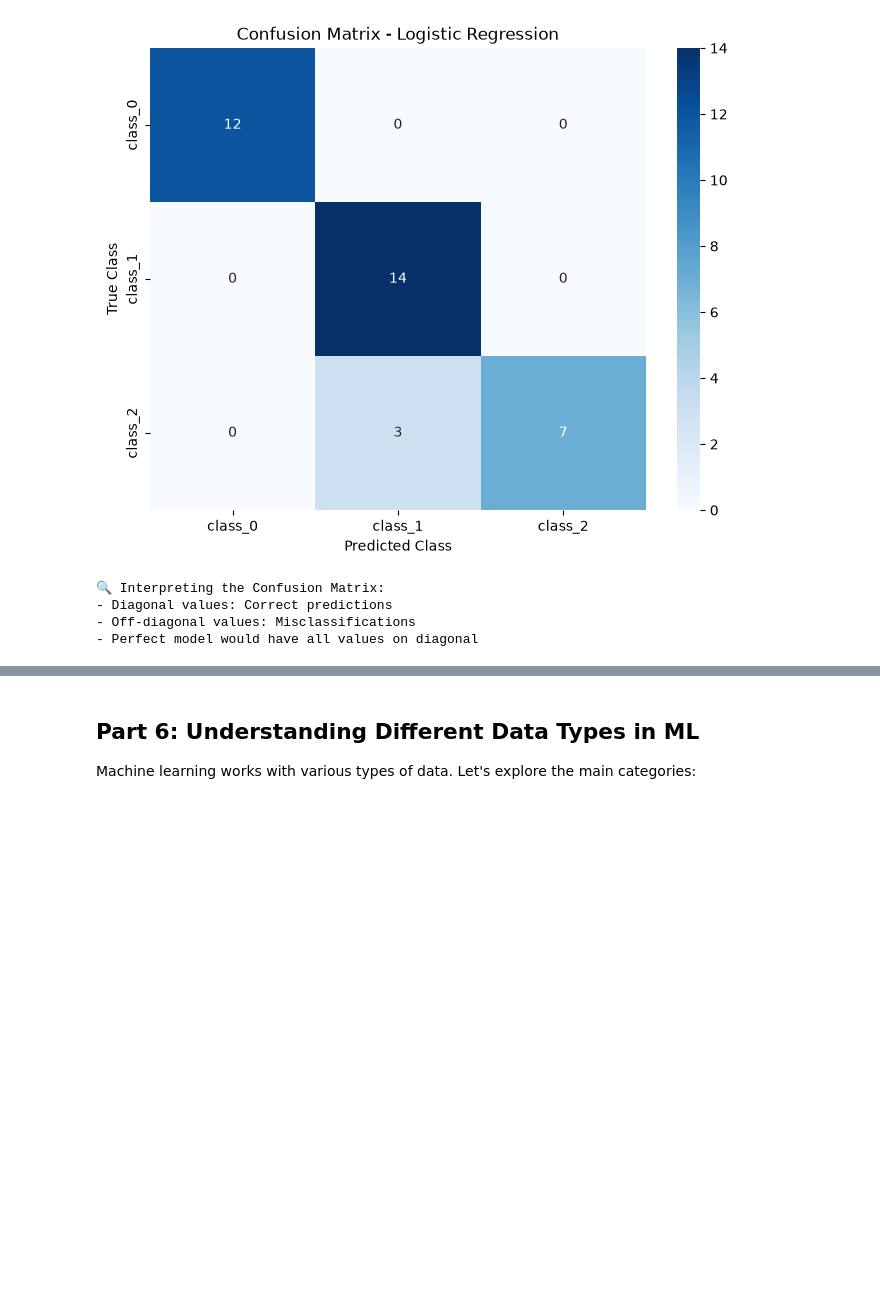
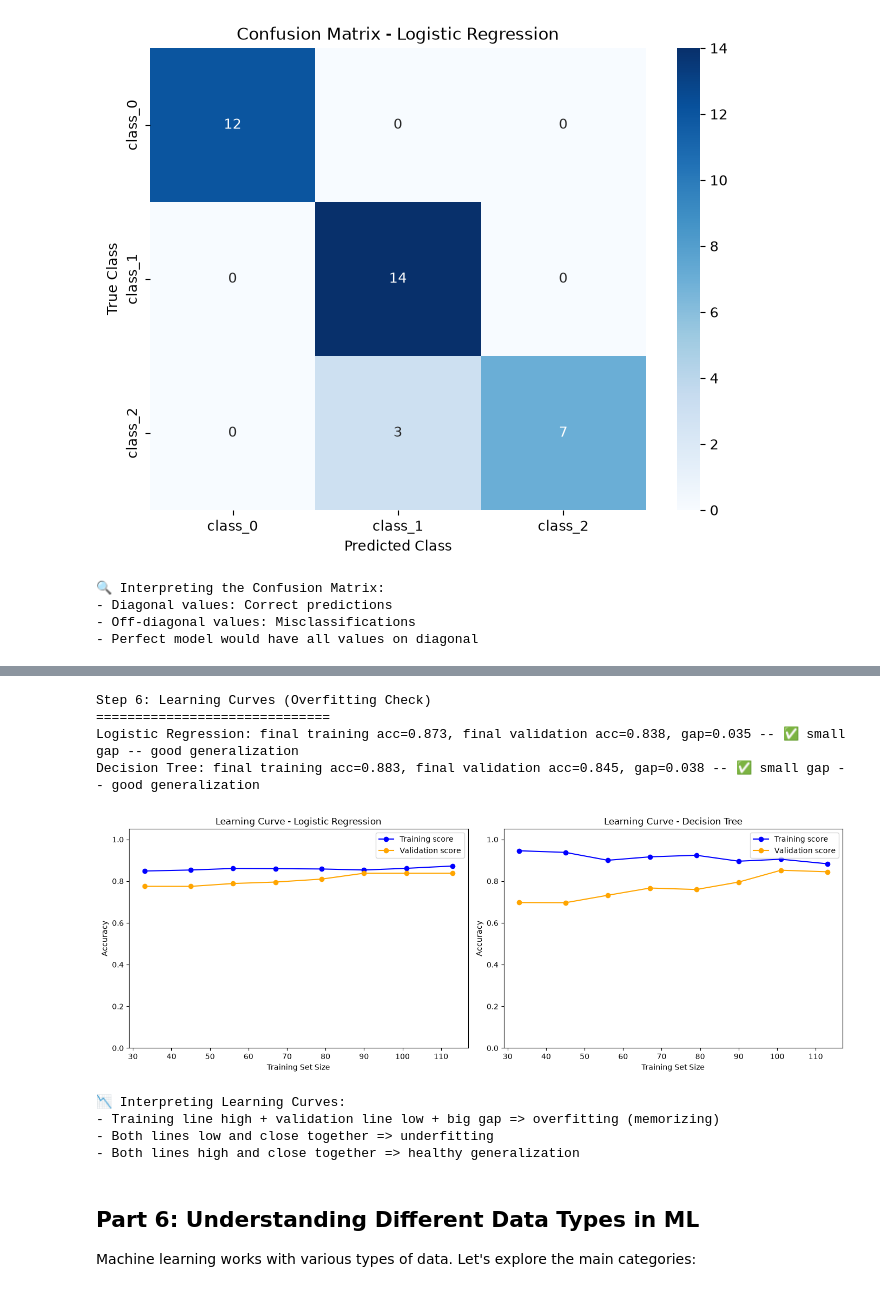
Before and after one commit to ClayClimate-AI/itai-1371-module-03-ml-workflow, a Jupyter notebook: Module_03_Lab_Exercise.ipynb, the cells around one changed output, grey strips where cells are left out. Saved outputs shown, nothing was run; the diff lists cells and outputs as text; code cells hidden in the pictures; blank space fills up the shorter version.

```diff
--- a/Module_03_Lab_Exercise.ipynb
+++ b/Module_03_Lab_Exercise.ipynb
@@ -449,3 +453,59 @@ Step 5: Model Interpretation
+# %%
+# Step 6: Learning Curves (Overfitting Check)
+print("Step 6: Learning Curves (Overfitting Check)")
+print("=" * 30)
+
+from sklearn.model_selection import learning_curve
+
+train_sizes = np.linspace(0.3, 1.0, 8)  # start at 30%: below this, cv=5 can starve the smallest class
+
+fig, axes = plt.subplots(1, 2, figsize=(14, 5))
+
+for ax, (name, model) in zip(axes, trained_models.items()):
+    sizes, train_scores, val_scores = learning_curve(
+        model, X_train_scaled, y_train,
+        train_sizes=train_sizes,
+        cv=5,
+        scoring='accuracy',
+        random_state=42
+    )
+
+    train_mean = train_scores.mean(axis=1)
+    val_mean = val_scores.mean(axis=1)
+
+    # L4 assertions: output shapes align and accuracies stay in [0, 1]
+    assert sizes.shape[0] == train_scores.shape[0] == val_scores.shape[0], f"{name}: mismatched learning-curve output shapes"
+    assert np.all((train_mean >= 0) & (train_mean <= 1)) and np.all((val_mean >= 0) & (val_mean <= 1)), f"{name}: accuracy out of range in learning curve"
+
+    ax.plot(sizes, train_mean, 'o-', color='blue', label='Training score')
+    ax.plot(sizes, val_mean, 'o-', color='orange', label='Validation score')
+    ax.set_title(f'Learning Curve - {name}')
+    ax.set_xlabel('Training Set Size')
+    ax.set_ylabel('Accuracy')
+    ax.legend(loc='best')
+    ax.set_ylim(0, 1.05)
+
+    final_gap = train_mean[-1] - val_mean[-1]
+    flag = "⚠️ possible overfitting" if final_gap > 0.10 else "✅ small gap -- good generalization"
+    print(f"{name}: final training acc={train_mean[-1]:.3f}, final validation acc={val_mean[-1]:.3f}, gap={final_gap:.3f} -- {flag}")
+
+plt.tight_layout()
+plt.show()
+
+print("\n📉 Interpreting Learning Curves:")
+print("- Training line high + validation line low + big gap => overfitting (memorizing)")
+print("- Both lines low and close together => underfitting")
+print("- Both lines high and close together => healthy generalization")
+# %% [output]
+Step 6: Learning Curves (Overfitting Check)
+==============================
+Logistic Regression: final training acc=0.873, final validation acc=0.838, gap=0.035 -- ✅ small gap -- good generalization
+Decision Tree: final training acc=0.883, final validation acc=0.845, gap=0.038 -- ✅ small gap -- good generalization
+[figure, added]
+📉 Interpreting Learning Curves:
+- Training line high + validation line low + big gap => overfitting (memorizing)
+- Both lines low and close together => underfitting
+- Both lines high and close together => healthy generalization
 # %% [markdown]
 ## Part 6: Understanding Different Data Types in ML
 
```
Also changed, not shown: parts of 1 cell of this notebook, 2 other files.
